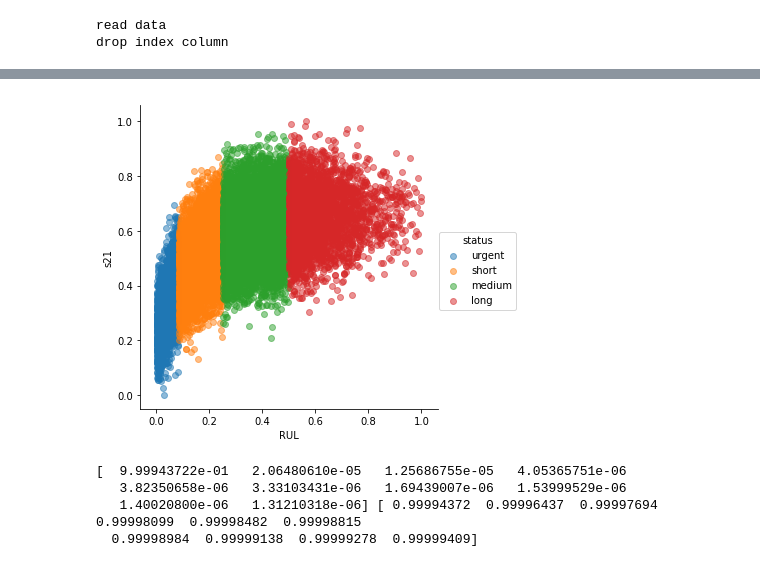
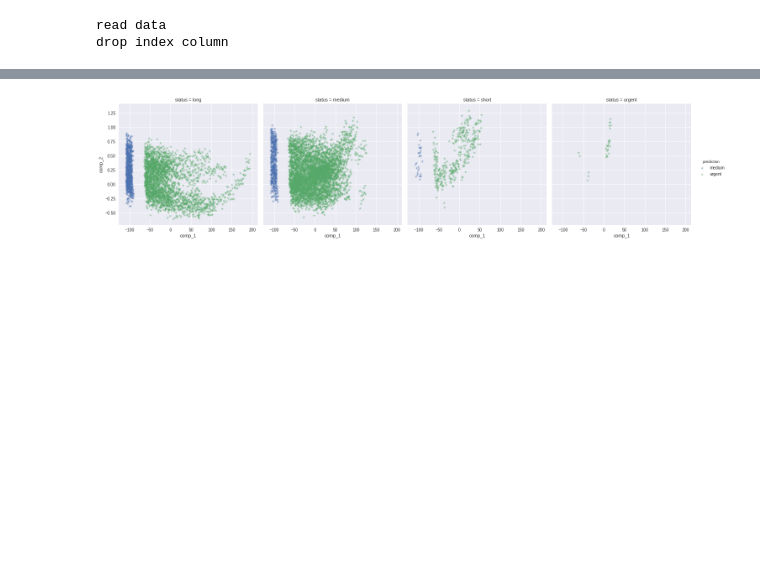
Before and after one commit to asadisaghar/PdM-C-MAPSS, a Jupyter notebook: play/PCA.ipynb, the cells around one changed output, grey strips where cells are left out. Drawn from its saved outputs; the diff is of its cells as text; code cells hidden in the pictures; blank space fills up the shorter version.

Commit message:
some pca and multiclass classification experiments

```diff
--- a/play/PCA.ipynb
+++ b/play/PCA.ipynb
@@ -64,0 +126,12 @@ Index([u'id', u'cycle', u'setting1', u'setting2', u'setting3', u's1', u's2',
+# %%
+X_train = pd.DataFrame(trainX, columns=['comp_'+str(x) for x in range(1, trainX.shape[1]+1)])
+X_train['status'] = train['status']
+
+X_test = pd.DataFrame(testX, columns=['comp_'+str(x) for x in range(1, testX.shape[1]+1)])
+X_test['status'] = test['status']
+
+print X_test.shape, X_train.shape
+print X_train.columns
+sns.lmplot('comp_1', 'comp_2', hue='status', fit_reg=False, data=X_train, markers='o', scatter_kws={'alpha':0.5, 's':20})
+sns.lmplot('comp_1', 'comp_2', hue='status', fit_reg=False, data=X_test, markers='*', scatter_kws={'alpha':0.5})
+plt.show()
@@ -64,0 +162,5 @@ Index([u'id', u'cycle', u'setting1', u'setting2', u'setting3', u's1', u's2',
+# %%
+from sklearn.multiclass import OneVsRestClassifier
+from sklearn.ensemble import AdaBoostClassifier
+classifier = OneVsRestClassifier(AdaBoostClassifier())
+classifier.fit(trainX, train_y)
@@ -64,0 +190,13 @@ Index([u'id', u'cycle', u'setting1', u'setting2', u'setting3', u's1', u's2',
+# %%
+ns = range(70, 120)
+scores = np.array([])
+for n_neighbors in ns:
+    neigh = sklearn.neighbors.KNeighborsClassifier(n_neighbors=n_neighbors)
+    neigh.fit(trainX, train_y)
+    pred_y = neigh.predict(testX)
+    y_proba = neigh.predict_proba(testX)
+
+    #print n_neighbors, neigh.score(testX, test_y)
+    scores = np.append(scores, neigh.score(testX, test_y))
+plt.plot(ns, scores, '-')
+plt.show()
@@ -64,0 +211,6 @@ Index([u'id', u'cycle', u'setting1', u'setting2', u'setting3', u's1', u's2',
+# %%
+y_p = invert_transform_label(pred_y, le, lb)
+y_test = invert_transform_label(test_y, le, lb)
+X_test['prediction'] = y_p
+print X_test.status.value_counts()
+print X_test.prediction.value_counts()
@@ -65,18 +233,5 @@ Index([u'id', u'cycle', u'setting1', u'setting2', u'setting3', u's1', u's2',
 # %%
-sns.lmplot('RUL', 's21', hue='status', data=train, fit_reg=False, scatter_kws={"alpha": 0.5})
+sns.lmplot('comp_1', 'comp_2', hue='prediction', col='status', fit_reg=False, data=X_test, markers='*', scatter_kws={'alpha':0.5})
 plt.show()
 # %% [output]
-[figure, old version]
+[figure, new version]
-# %%
-nc=10
-pca = sklearn.decomposition.PCA(n_components=nc)
-pca.fit(train_X)
-X = pca.transform(train_X)
-evals = pca.explained_variance_ratio_
-evals_cs = evals.cumsum()
-print evals, evals_cs
-# %% [output]
-[  9.99943722e-01   2.06480610e-05   1.25686755e-05   4.05365751e-06
-   3.82350658e-06   3.33103431e-06   1.69439007e-06   1.53999529e-06
-   1.40020800e-06   1.31210318e-06] [ 0.99994372  0.99996437  0.99997694  0.99998099  0.99998482  0.99998815
-  0.99998984  0.99999138  0.99999278  0.99999409]
```
Also changed, not shown: parts of 19 cells of this notebook, 48 other files.
